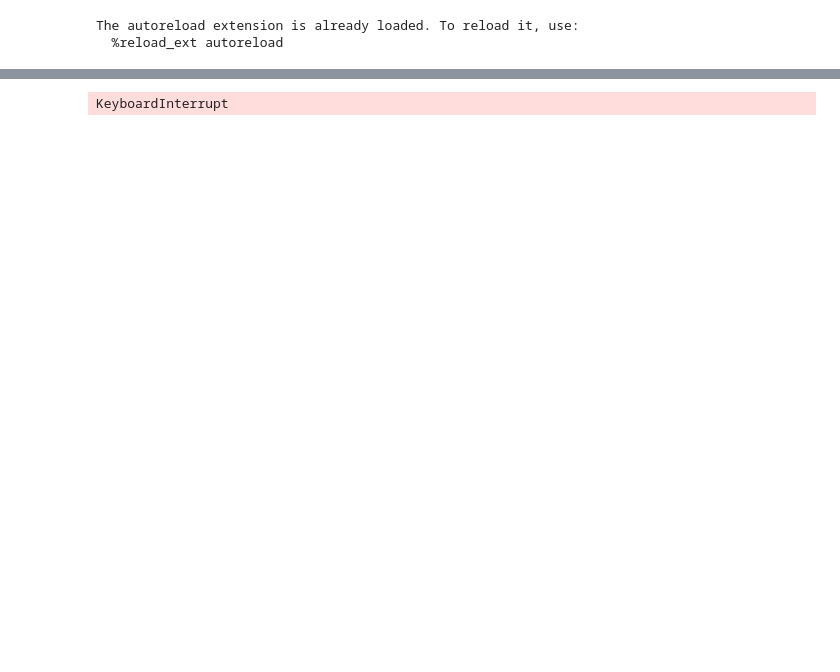
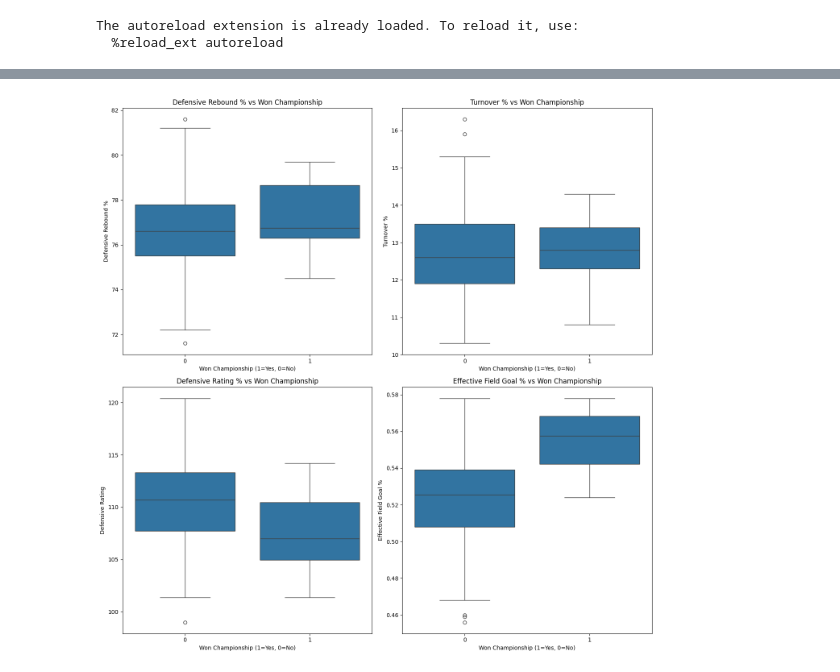
Before and after one commit to kevinlee33/SAGBProject, a Jupyter notebook: NBAData/SAGBNBAProject.ipynb, the cells around one changed output, grey strips where cells are left out. Saved outputs shown, nothing was run; the diff lists cells and outputs as text; code cells hidden in the pictures; blank space fills up the shorter version.

```diff
--- a/NBAData/SAGBNBAProject.ipynb
+++ b/NBAData/SAGBNBAProject.ipynb
@@ -81,21 +89,44 @@ winners.head(10)
 10 rows × 30 columns
-# %%
-df = combined_df
-plt.figure(figsize=(14,7))
-
-plt.subplot(1, 2, 1)
-sns.scatterplot(x='Won Championship', y='DRB%', data=df)
-plt.title('Defensive Rebound % vs Won Championship')
-plt.xlabel('Won Championship (1=Yes, 0=No)')
-plt.ylabel('Defensive Rebound %')
-
-plt.subplot(1, 2, 2)
-sns.scatterplot(x='Won Championship', y='TOV%.1', data=df)
-plt.title('Turnover % vs Won Championship')
-plt.xlabel('Won Championship (1=Yes, 0=No)')
-plt.ylabel('Turnover %')
-plt.show()
-# %% [output]
-KeyboardInterrupt
+# %%
+import matplotlib.pyplot as plt
+import seaborn as sns
+
+# Assuming df is your DataFrame
+df = combined_df
+
+# Create a 2x2 grid of subplots
+fig, axes = plt.subplots(2, 2, figsize=(14, 14))
+
+# Plot 1: Defensive Rebound % vs Won Championship
+sns.boxplot(x='Won Championship', y='DRB%', data=df, ax=axes[0, 0])
+axes[0, 0].set_title('Defensive Rebound % vs Won Championship')
+axes[0, 0].set_xlabel('Won Championship (1=Yes, 0=No)')
+axes[0, 0].set_ylabel('Defensive Rebound %')
+
+# Plot 2: Turnover % vs Won Championship
+sns.boxplot(x='Won Championship', y='TOV%.1', data=df, ax=axes[0, 1])
+axes[0, 1].set_title('Turnover % vs Won Championship')
+axes[0, 1].set_xlabel('Won Championship (1=Yes, 0=No)')
+axes[0, 1].set_ylabel('Turnover %')
+
+# Plot 3: Defensive Rating % vs Won Championship
+sns.boxplot(x='Won Championship', y='DRtg', data=df, ax=axes[1, 0])
+axes[1, 0].set_title('Defensive Rating % vs Won Championship')
+axes[1, 0].set_xlabel('Won Championship (1=Yes, 0=No)')
+axes[1, 0].set_ylabel('Defensive Rating')
+
+# Plot 4: Effective Field Goal % vs Won Championship
+sns.boxplot(x='Won Championship', y='eFG%', data=df, ax=axes[1, 1])
+axes[1, 1].set_title('Effective Field Goal % vs Won Championship')
+axes[1, 1].set_xlabel('Won Championship (1=Yes, 0=No)')
+axes[1, 1].set_ylabel('Effective Field Goal %')
+
+# Adjust layout
+plt.tight_layout()
+
+# Show the plot
+plt.show()
+# %% [output]
+[figure, added]
 # %%
 plt.figure(figsize = (8, 6))
```
Also changed, not shown: parts of 4 cells of this notebook, 18 other files.
